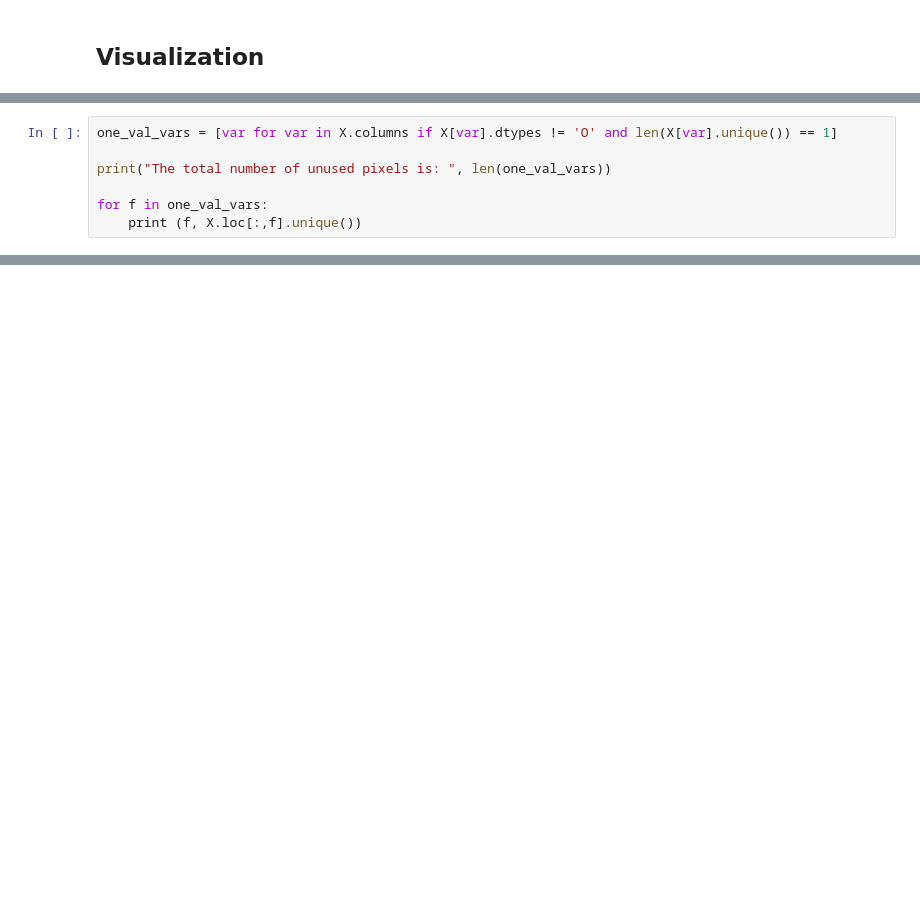
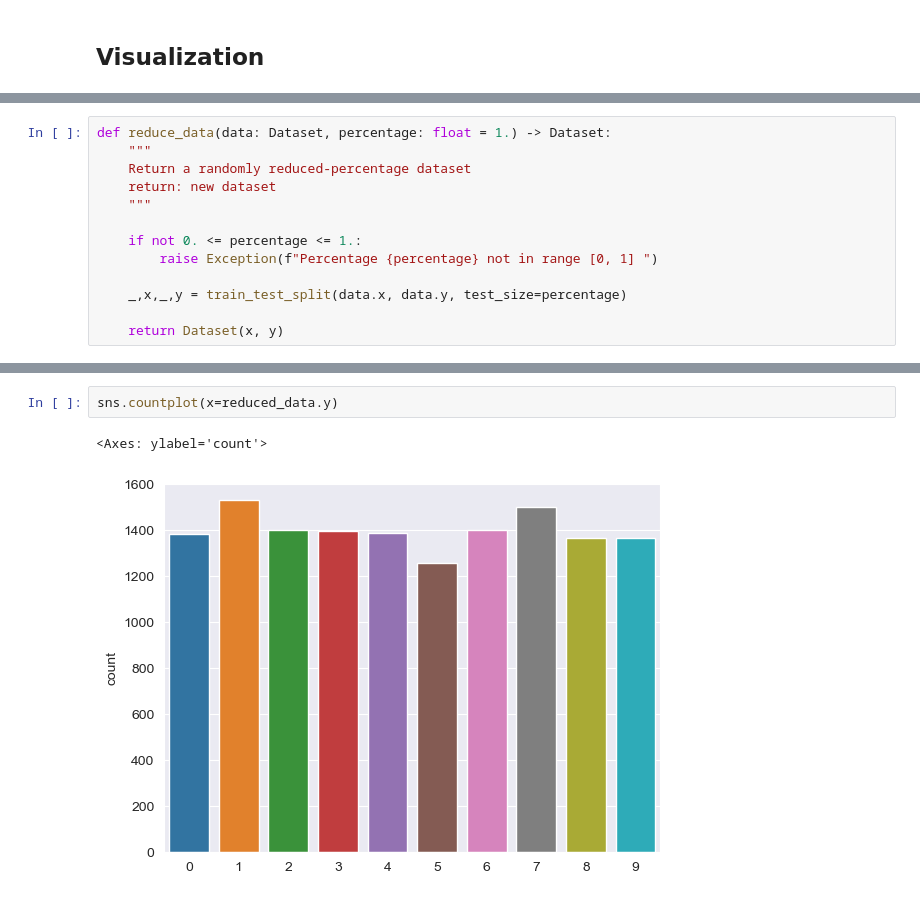
Before and after one commit to RuieX/clustering, a Jupyter notebook: src/notebooks/data_exploring.ipynb, the cells around one changed output, grey strips where cells are left out. Cells and saved outputs as stored; diff of their text form; blank space fills up the shorter version.

```diff
--- a/src/notebooks/data_exploring.ipynb
+++ b/src/notebooks/data_exploring.ipynb
@@ -82,7 +159,0 @@ plot_data(4,5)
-# %%
-one_val_vars = [var for var in X.columns if X[var].dtypes != 'O' and len(X[var].unique()) == 1]
-
-print("The total number of unused pixels is: ", len(one_val_vars))
-
-for f in one_val_vars:
-    print (f, X.loc[:,f].unique())
@@ -167,0 +184,13 @@ data_split.to_csv(dir_path="../data")
+# %%
+def reduce_data(data: Dataset, percentage: float = 1.) -> Dataset:
+    """
+    Return a randomly reduced-percentage dataset
+    return: new dataset
+    """
+
+    if not 0. <= percentage <= 1.:
+        raise Exception(f"Percentage {percentage} not in range [0, 1] ")
+
+    _,x,_,y = train_test_split(data.x, data.y, test_size=percentage)
+
+    return Dataset(x, y)
@@ -167,0 +202,5 @@ data_split.to_csv(dir_path="../data")
+# %%
+sns.countplot(x=reduced_data.y)
+# %% [output]
+<Axes: ylabel='count'>
+[figure, added]
```
Also changed, not shown: parts of 31 cells of this notebook, 3 other files.
